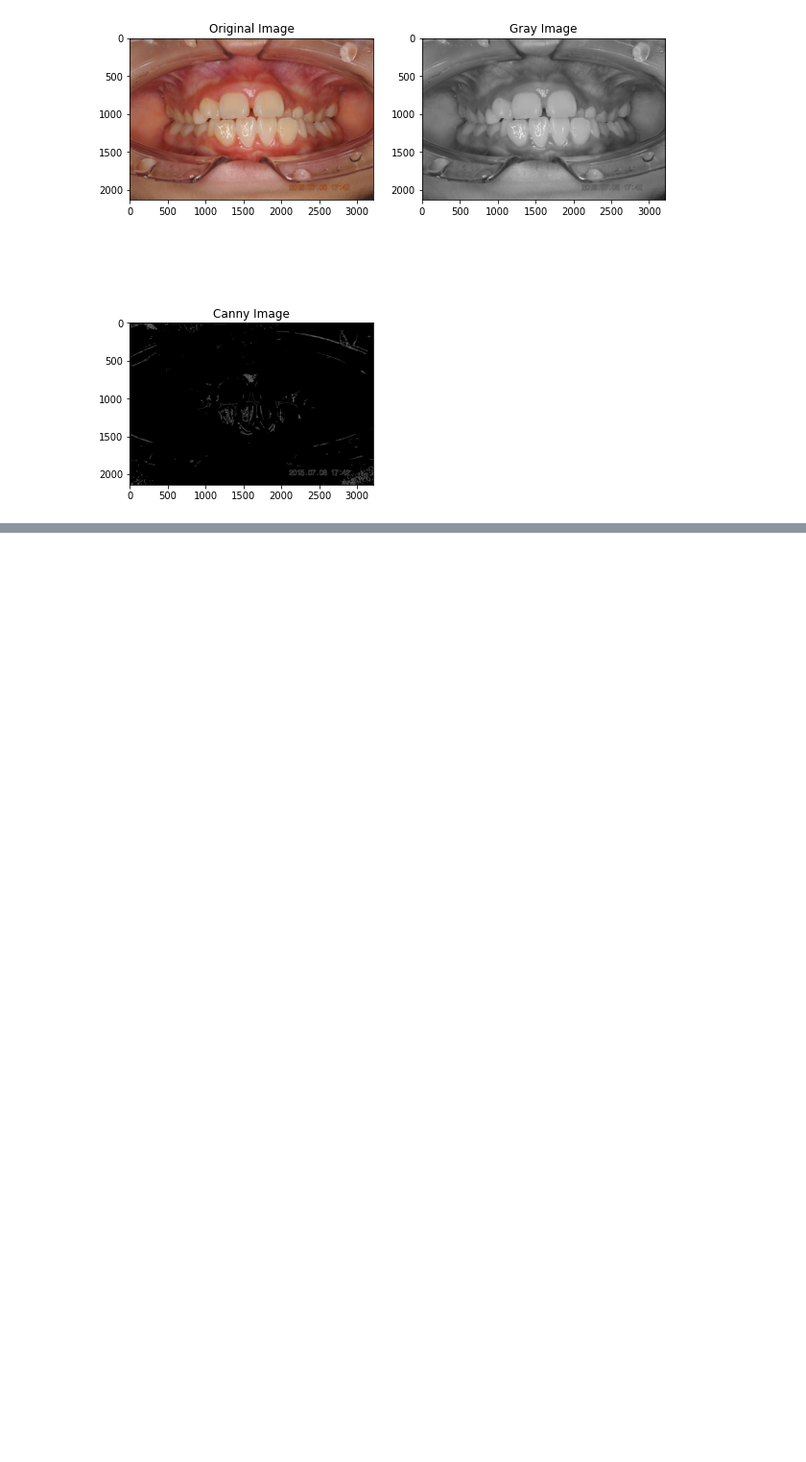
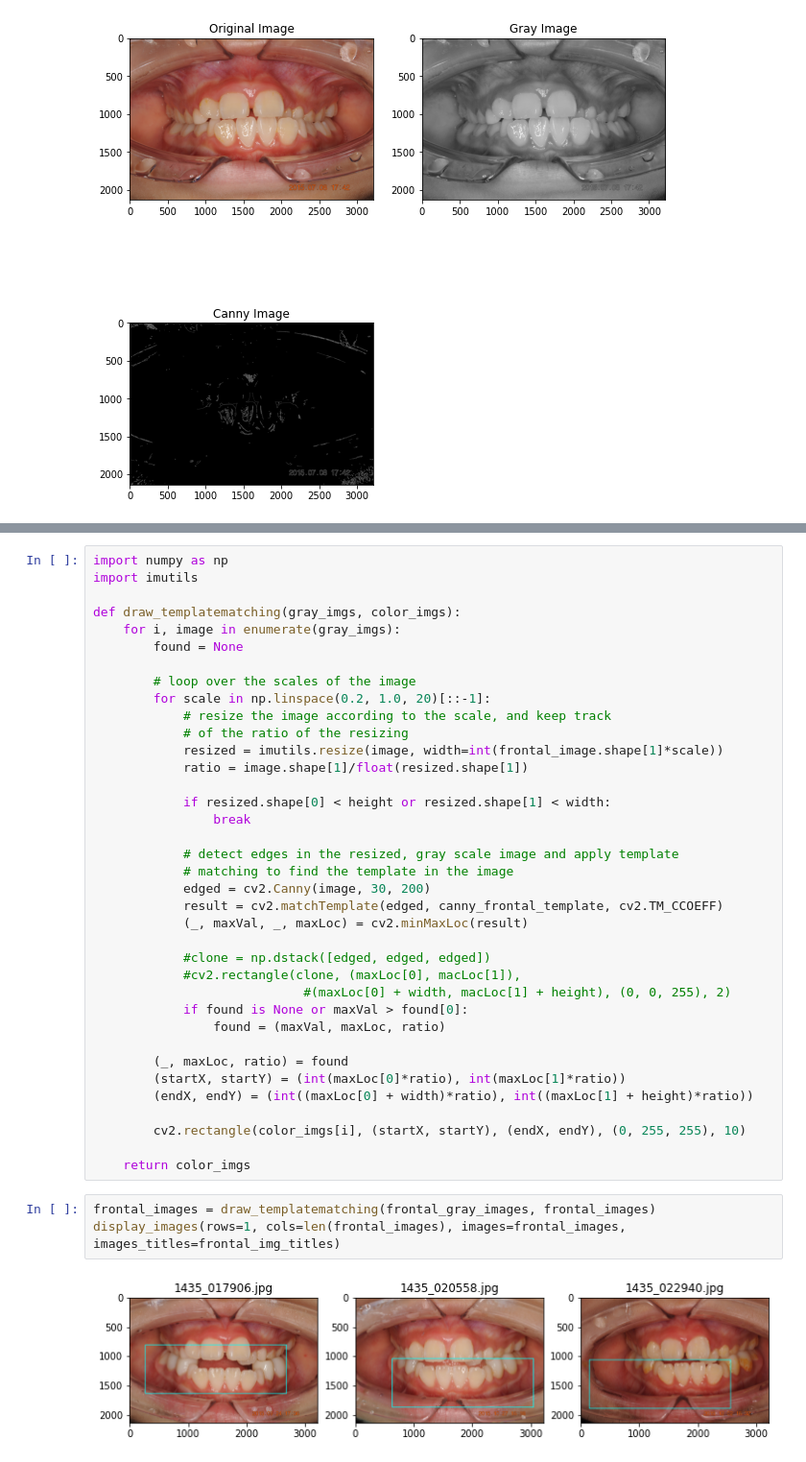
Before and after one commit to hoangminhtoan/Teeth_Project, a Jupyter notebook: test_images.ipynb, the cells around one changed output, grey strips where cells are left out. Shown at 96% size. Saved outputs shown, nothing was run; the diff lists cells and outputs as text; blank space fills up the shorter version.

```diff
--- a/test_images.ipynb
+++ b/test_images.ipynb
@@ -63,0 +115,42 @@ IndexError: list index out of range
+# %%
+import numpy as np
+import imutils
+
+def draw_templatematching(gray_imgs, color_imgs):
+    for i, image in enumerate(gray_imgs):
+        found = None
+
+        # loop over the scales of the image
+        for scale in np.linspace(0.2, 1.0, 20)[::-1]:
+            # resize the image according to the scale, and keep track
+            # of the ratio of the resizing
+            resized = imutils.resize(image, width=int(frontal_image.shape[1]*scale))
+            ratio = image.shape[1]/float(resized.shape[1])
+
+            if resized.shape[0] < height or resized.shape[1] < width:
+                break
+
+            # detect edges in the resized, gray scale image and apply template
+            # matching to find the template in the image
+            edged = cv2.Canny(image, 30, 200)
+            result = cv2.matchTemplate(edged, canny_frontal_template, cv2.TM_CCOEFF)
+            (_, maxVal, _, maxLoc) = cv2.minMaxLoc(result)
+
+            #clone = np.dstack([edged, edged, edged])
+            #cv2.rectangle(clone, (maxLoc[0], macLoc[1]),
+                            #(maxLoc[0] + width, macLoc[1] + height), (0, 0, 255), 2)
+            if found is None or maxVal > found[0]:
+                found = (maxVal, maxLoc, ratio)
+
+        (_, maxLoc, ratio) = found
+        (startX, startY) = (int(maxLoc[0]*ratio), int(maxLoc[1]*ratio))
+        (endX, endY) = (int((maxLoc[0] + width)*ratio), int((maxLoc[1] + height)*ratio))
+
+        cv2.rectangle(color_imgs[i], (startX, startY), (endX, endY), (0, 255, 255), 10)
+
+    return color_imgs
+# %%
+frontal_images = draw_templatematching(frontal_gray_images, frontal_images)
+display_images(rows=1, cols=len(frontal_images), images=frontal_images, images_titles=frontal_img_titles)
+# %% [output]
+[figure, added]
```
Also changed, not shown: parts of 5 cells of this notebook, 10 other files.
